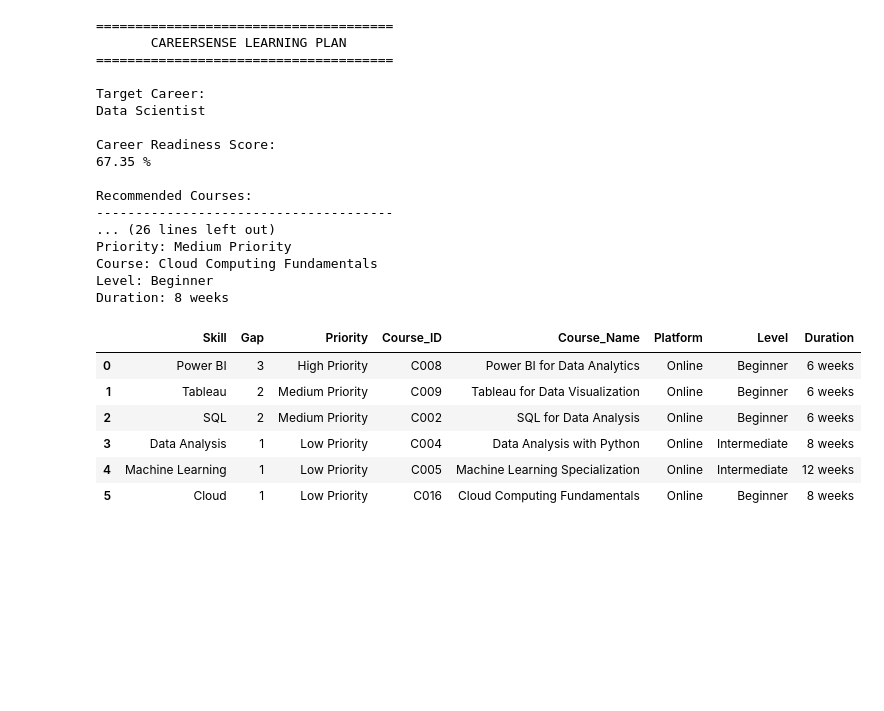
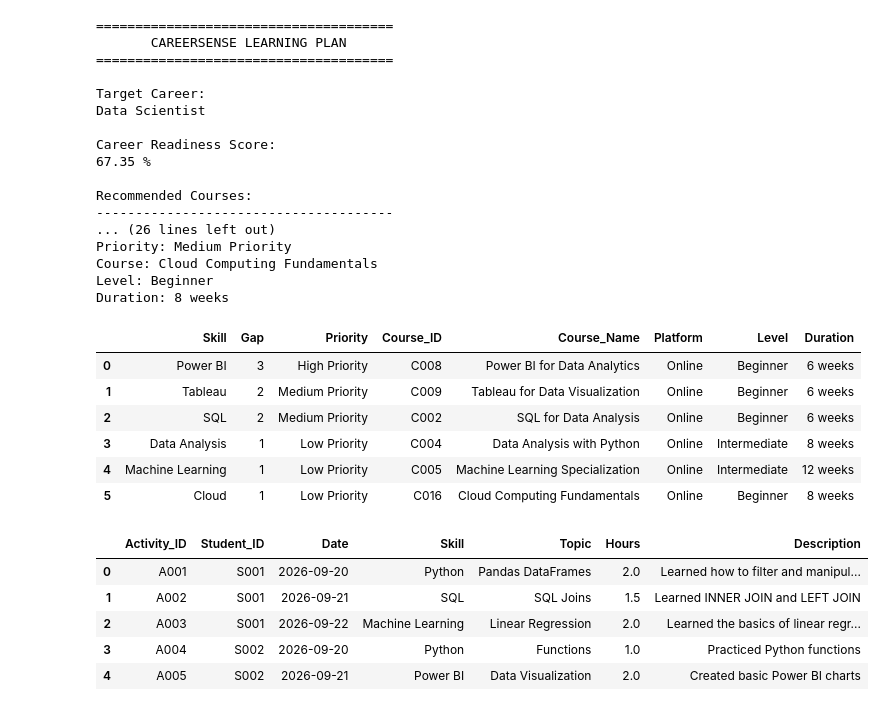
Before and after one commit to omhole8296/CareerSense-ai_career_recommendation_system, a Jupyter notebook: notebooks/03_Skill_Gap_Engine.ipynb, the cells around one changed output. Cells and saved outputs as stored; diff of their text form; code cells hidden in the pictures; blank space fills up the shorter version.

Commit message:
daily learning + streak + skill progress feature

```diff
--- a/notebooks/03_Skill_Gap_Engine.ipynb
+++ b/notebooks/03_Skill_Gap_Engine.ipynb
@@ -435,3 +435,16 @@ course_recommendations.head(10)
 | 3 | Data Analysis | 1 | Low Priority | C004 | Data Analysis with Python | Online | Intermediate | 8 weeks |
 | 4 | Machine Learning | 1 | Low Priority | C005 | Machine Learning Specialization | Online | Intermediate | 12 weeks |
 | 5 | Cloud | 1 | Low Priority | C016 | Cloud Computing Fundamentals | Online | Beginner | 8 weeks |
+# %%
+learning_activity = pd.read_csv(
+    "../data/learning_activity.csv"
+)
+
+learning_activity
+# %% [output]
+|  | Activity_ID | Student_ID | Date | Skill | Topic | Hours | Description |
+| 0 | A001 | S001 | 2026-09-20 | Python | Pandas DataFrames | 2.0 | Learned how to filter and manipul... |
+| 1 | A002 | S001 | 2026-09-21 | SQL | SQL Joins | 1.5 | Learned INNER JOIN and LEFT JOIN |
+| 2 | A003 | S001 | 2026-09-22 | Machine Learning | Linear Regression | 2.0 | Learned the basics of linear regr... |
+| 3 | A004 | S002 | 2026-09-20 | Python | Functions | 1.0 | Practiced Python functions |
+| 4 | A005 | S002 | 2026-09-21 | Power BI | Data Visualization | 2.0 | Created basic Power BI charts |
```
Also changed, not shown: parts of 9 cells of this notebook, 1 other file.
